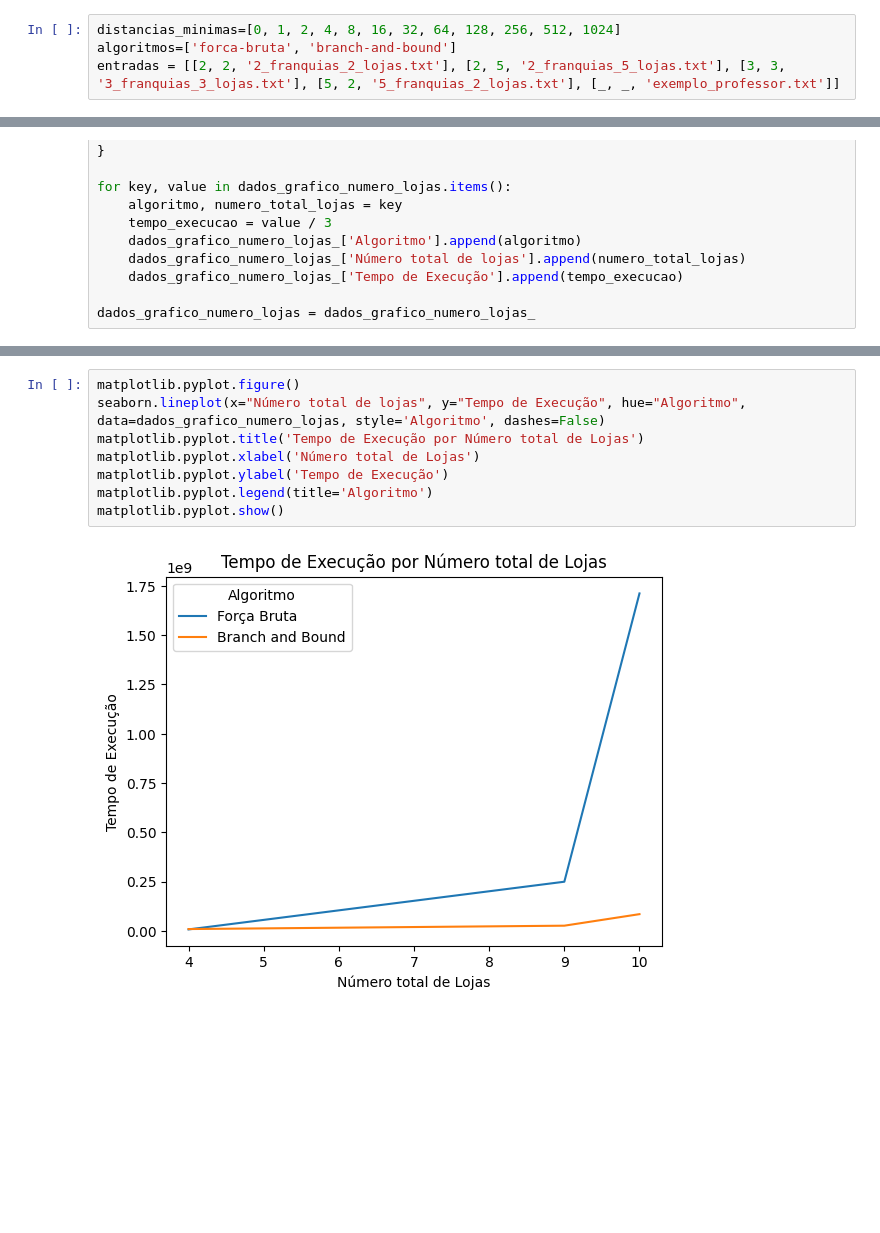
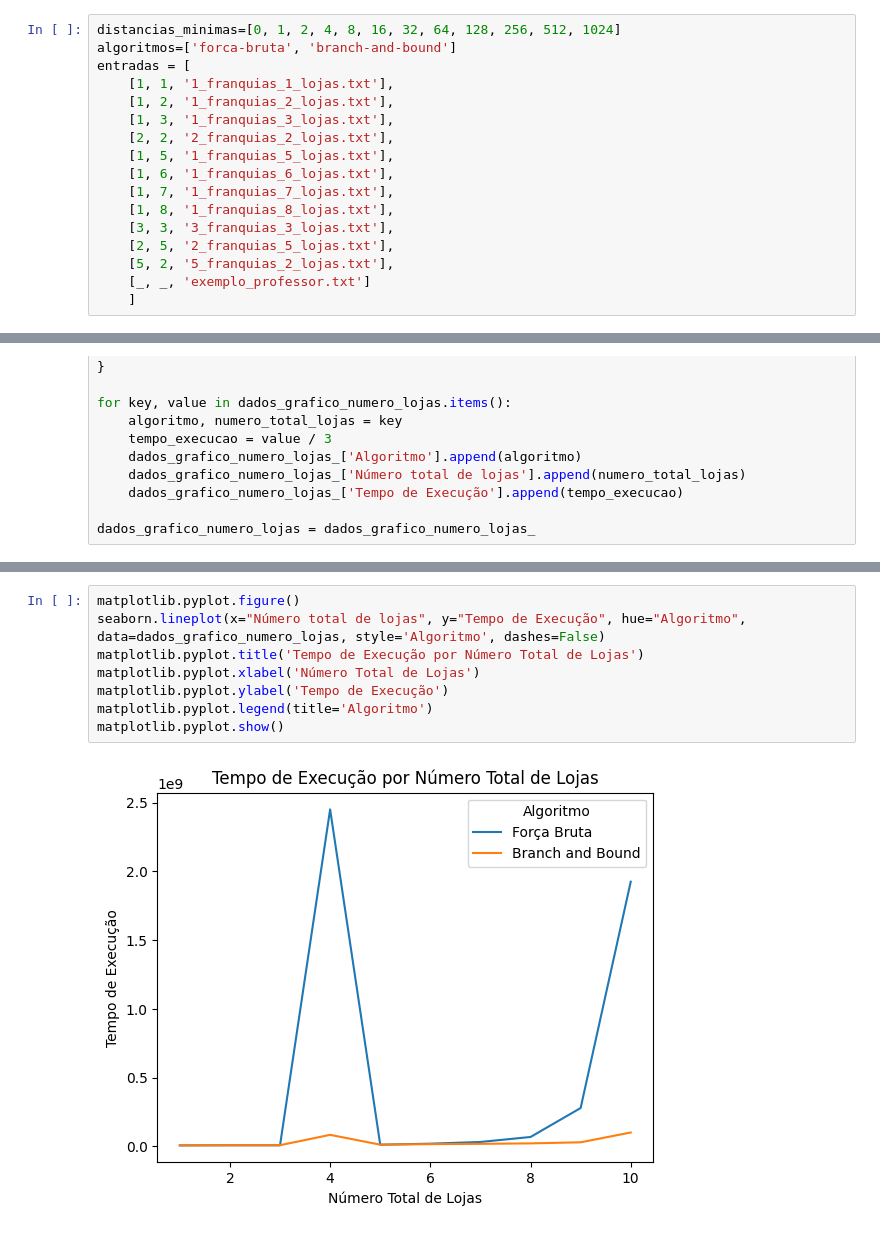
Before and after one commit to Henriquemcc/Trabalho_Pratico_-_Projeto_e_Analise_de_Algoritmos_-_2024-1, a Jupyter notebook: testes/testar.ipynb, the cells around one changed output, grey strips where cells are left out. Drawn from its saved outputs; the diff is of its cells as text; blank space fills up the shorter version.

```diff
--- a/testes/testar.ipynb
+++ b/testes/testar.ipynb
@@ -38,7 +38,20 @@ Definindo variáveis
 # %%
 distancias_minimas=[0, 1, 2, 4, 8, 16, 32, 64, 128, 256, 512, 1024]
 algoritmos=['forca-bruta', 'branch-and-bound']
-entradas = [[2, 2, '2_franquias_2_lojas.txt'], [2, 5, '2_franquias_5_lojas.txt'], [3, 3, '3_franquias_3_lojas.txt'], [5, 2, '5_franquias_2_lojas.txt'], [_, _, 'exemplo_professor.txt']]
+entradas = [
+    [1, 1, '1_franquias_1_lojas.txt'],
+    [1, 2, '1_franquias_2_lojas.txt'],
+    [1, 3, '1_franquias_3_lojas.txt'],
+    [2, 2, '2_franquias_2_lojas.txt'],
+    [1, 5, '1_franquias_5_lojas.txt'],
+    [1, 6, '1_franquias_6_lojas.txt'],
+    [1, 7, '1_franquias_7_lojas.txt'],
+    [1, 8, '1_franquias_8_lojas.txt'],
+    [3, 3, '3_franquias_3_lojas.txt'],
+    [2, 5, '2_franquias_5_lojas.txt'],
+    [5, 2, '5_franquias_2_lojas.txt'],
+    [_, _, 'exemplo_professor.txt']
+    ]
 # %% [markdown]
 Executando o programa e salvando a saida
 # %%
@@ -215,10 +232,10 @@ dados_grafico_numero_lojas
 # %%
 matplotlib.pyplot.figure()
 seaborn.lineplot(x="Número total de lojas", y="Tempo de Execução", hue="Algoritmo", data=dados_grafico_numero_lojas, style='Algoritmo', dashes=False)
-matplotlib.pyplot.title('Tempo de Execução por Número total de Lojas')
-matplotlib.pyplot.xlabel('Número total de Lojas')
+matplotlib.pyplot.title('Tempo de Execução por Número Total de Lojas')
+matplotlib.pyplot.xlabel('Número Total de Lojas')
 matplotlib.pyplot.ylabel('Tempo de Execução')
 matplotlib.pyplot.legend(title='Algoritmo')
 matplotlib.pyplot.show()
 # %% [output]
-[figure, old version]
+[figure, new version]
```
Also changed, not shown: parts of 7 cells of this notebook, 8 other files.
